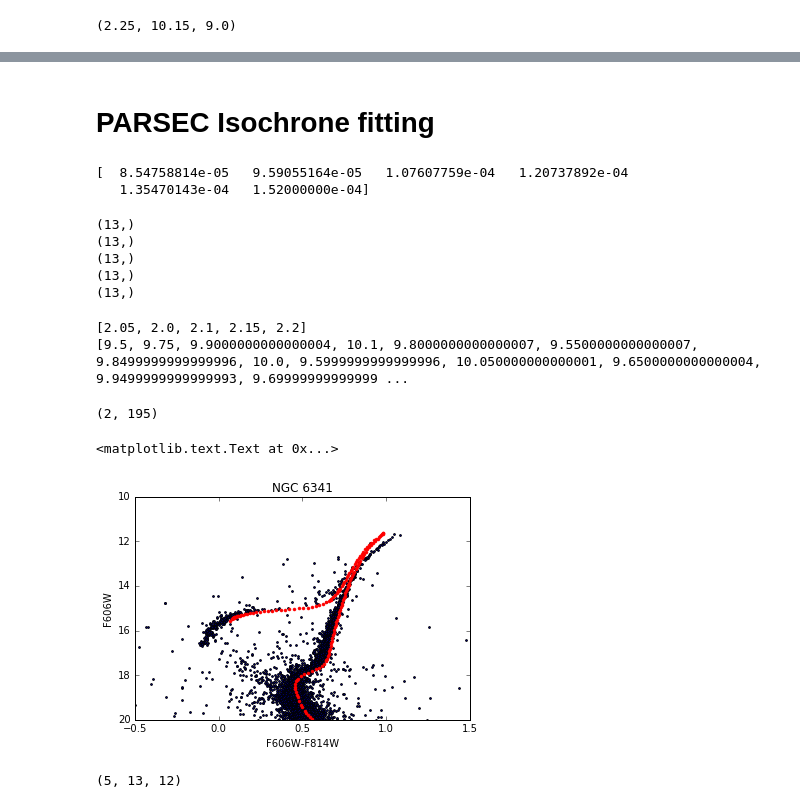
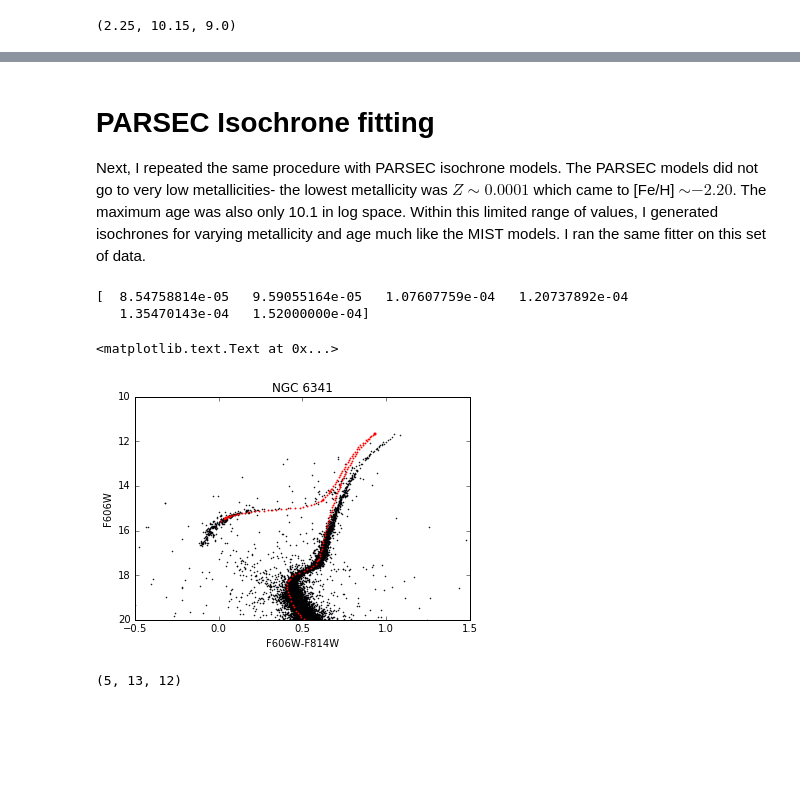
Before and after one commit to dgorthi/ay250, a Jupyter notebook: hw03/isochrone_fitting.ipynb, the cells around one changed output, grey strips where cells are left out. Saved outputs shown, nothing was run; the diff lists cells and outputs as text; code cells hidden in the pictures; blank space fills up the shorter version.

```diff
--- a/hw03/isochrone_fitting.ipynb
+++ b/hw03/isochrone_fitting.ipynb
@@ -92,15 +107,11 @@ color = data[0]-data[1]
 mag = data[0]
 
 z = list(isochrones.keys())
-np.sort(z)
+z = np.sort(z)
 age = iso.ages
 D = np.arange(8,11,0.25)
 
 lsq = np.zeros([np.size(z),np.size(age),np.size(D)])
-# print (np.shape(lsq))
-# print (z)
-# print (age)
-# print (D)
 
 for i,met in enumerate(z):
     for j,ages in enumerate(age):
@@ -137,14 +158,14 @@ Through an iterative fitting process, the best fit values are:
 # %%
 f2,ax2 = plt.subplots(figsize=(10,10))
 
-c = isochrones[z_final][age_final][0]-isochrones[2.20][10.15][1]
-m = isochrones[2.20][10.15][0] -5 + 5*np.log10(dist_final*1e3)
+c = isochrones[z_final][age_final][0]-isochrones[z_final][age_final][1]
+m = isochrones[z_final][age_final][0] -5 + 5*np.log10(dist_final*1e3)
 mask = np.where(m < 20)
 mfil = m[mask]
 cfil = c[mask]
 
-ax2.scatter((data[0]-data[1]),data[0],s=2.0)
-ax2.scatter(cfil,mfil,color='red',s=3.0)
+ax2.scatter((data[0]-data[1]),data[0],s=0.5)
+ax2.scatter(cfil,mfil,color='red',s=1.0)
 ax2.set_ylim(20,10)
 ax2.set_xlim(-0.5,1.5)
 ax2.set_xlabel(r'F606W-F814W')
@@ -156,5 +177,7 @@ ax2.set_title('NGC 6341')
-# %% [markdown]
-# PARSEC Isochrone fitting
+# %% [markdown]
+# PARSEC Isochrone fitting
+
+Next, I repeated the same procedure with PARSEC isochrone models. The PARSEC models did not go to very low metallicities- the lowest metallicity was $Z\sim 0.0001$ which came to [Fe/H] $\sim -2.20$. The maximum age was also only 10.1 in log space. Within this limited range of values, I generated isochrones for varying metallicity and age much like the MIST models. I ran the same fitter on this set of data.
 # %%
 fe_h = np.arange(-2.25,-1.99,0.05)
 z_sun = 0.0152
@@ -172,42 +195,23 @@ for files in np.sort(glob.glob('PARSEC_iso_kroupa_*')):
     i+=1
     parsec_isos[z] = {}
     iso = np.loadtxt(files,usecols=(1,13,18)).T
-#     print np.shape(iso)
-#     break
     ages = np.unique(np.around(iso[0],decimals=2))
-    print np.shape(ages)
 
     for x,age in enumerate(ages):
         mask = np.where(iso[0]==age)
         parsec_isos[z][age] = np.vstack((iso[1][mask],iso[2][mask]))
-# %% [output]
-(13,)
-(13,)
-(13,)
-(13,)
-(13,)
-# %%
-print (parsec_isos.keys())
-print (parsec_isos[2.15].keys())
-np.shape(parsec_isos[2.15][9.55])
-# %% [output]
-[2.05, 2.0, 2.1, 2.15, 2.2]
-[9.5, 9.75, 9.9000000000000004, 10.1, 9.8000000000000007, 9.5500000000000007, 9.8499999999999996, 10.0, 9.5999999999999996, 10.050000000000001, 9.6500000000000004, 9.9499999999999993, 9.69999999999999 ...
-(2, 195)
 # %%
-plt.scatter((data[0]-data[1]),data[0],s=3.0)
-# c = isochrones[2.15][10.3][0] - isochrones[2.15][10.3][1]
-# m = isochrones[2.15][10.3][1] -5 + 5*np.log10(8.2*1e3)
-plt.plot((parsec_isos[2.2][10.1][0] - parsec_isos[2.2][10.1][1])+0.05,
-         (parsec_isos[2.2][10.1][0] -5 + 5*np.log10(9*1e3)),'r.')
+plt.scatter((data[0]-data[1]),data[0],s=0.3)
+plt.scatter((parsec_isos[2.2][10.1][0] - parsec_isos[2.2][10.1][1]),
+            (parsec_isos[2.2][10.1][0] -5 + 5*np.log10(9*1e3)),color='red',s=0.8)
 plt.ylim(20,10)
 plt.xlim(-0.5,1.5)
 plt.xlabel(r'F606W-F814W')
 plt.ylabel(r'F606W')
 plt.title('NGC 6341')
 # %% [output]
 <matplotlib.text.Text at 0x...>
-[figure, old version]
+[figure, new version]
 # %%
 color = data[0]-data[1]
 mag = data[0]
```
Also changed, not shown: parts of 17 cells of this notebook.
